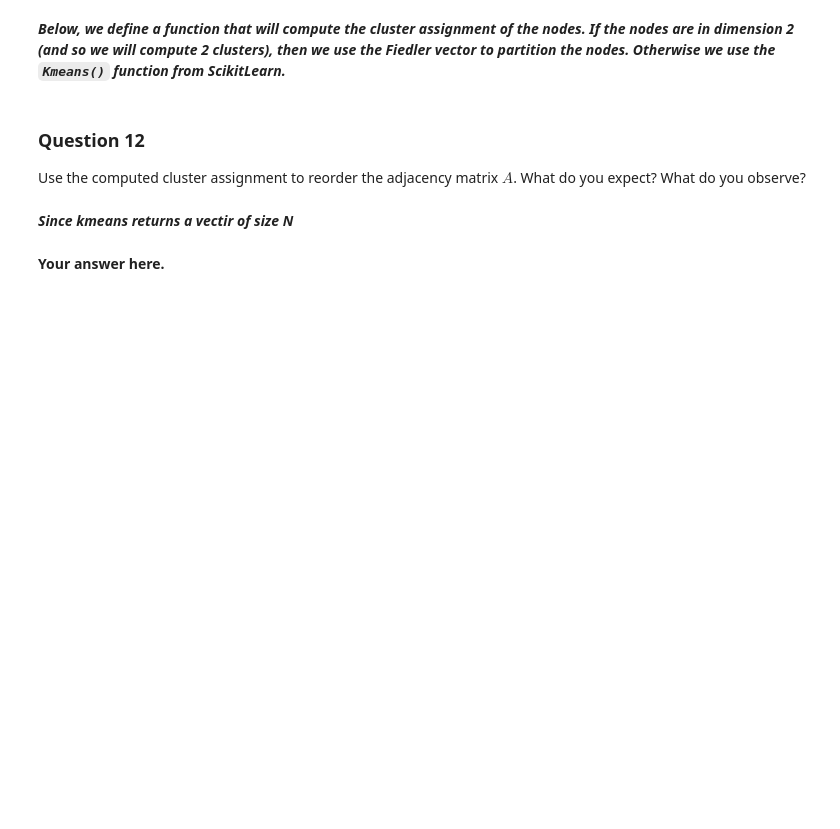
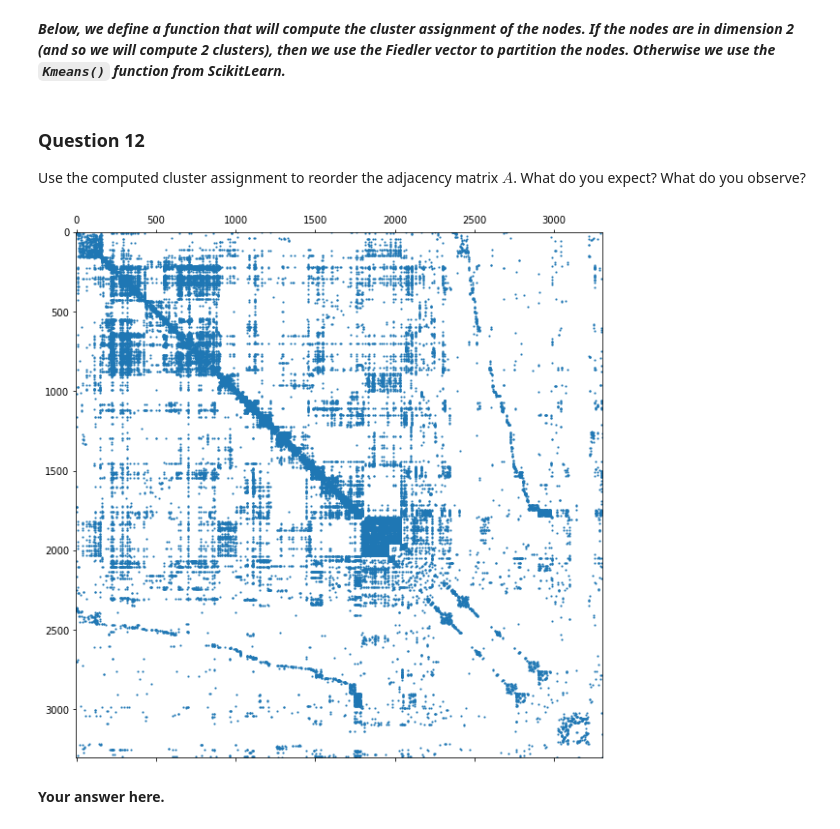
Before and after one commit to Adirlou/ntds_2018, a Jupyter notebook: 3_spectral_graph_theory.ipynb, the cells around one changed output. Saved outputs shown, nothing was run; the diff lists cells and outputs as text; code cells hidden in the pictures; blank space fills up the shorter version.

```diff
--- a/3_spectral_graph_theory.ipynb
+++ b/3_spectral_graph_theory.ipynb
@@ -404,5 +415,3 @@ cluster_assignment = compute_clustering(nodes_embedded, fiedler_vector)
 
 Use the computed cluster assignment to reorder the adjacency matrix $A$.
 What do you expect? What do you observe?
-# %% [markdown]
-***Since kmeans returns a vectir of size N***
@@ -411,3 +418,40 @@ np.where(cluster_assignment =)
+# %%
+def rearrange_adj_matrix(adj_matrix, cluster_assignment):
+    """Rearrange the adjacency matrix with respect to
+    the cluster assignment"""
+
+
+    new_array = np.zeros((n_nodes, n_nodes))
+
+    arr = []
+
+    # Store mapping of node index with cluster assignment
+    for i, value in enumerate(cluster_assignment):
+        arr.append([i, value])
+
+    # Sort by cluster assignment
+    array = sorted(arr, key=lambda x: x[1])
+
+    # In the new adjacency, add line wrt sorted array
+    for i, p in enumerate(array):
+        new_array[i] = adj_matrix[p[0]]
+
+    # Transpose
+    array_final = new_array.T
+
+    # Do the same for the rows
+    for i in range(new_array.shape[0]):
+        array_final[i] = new_array[i]
+
+    return array_final
+# %%
+rearranged = rearrange_adj_matrix(adjacency, cluster_assignment)
+# %%
+plt.figure(figsize=(20, 10))
+plt.spy(rearranged, markersize=1)
+plt.show()
+# %% [output]
+[figure, added]
 # %% [markdown]
 **Your answer here.**
 # %% [markdown]
```
Also changed, not shown: parts of 13 cells of this notebook.
